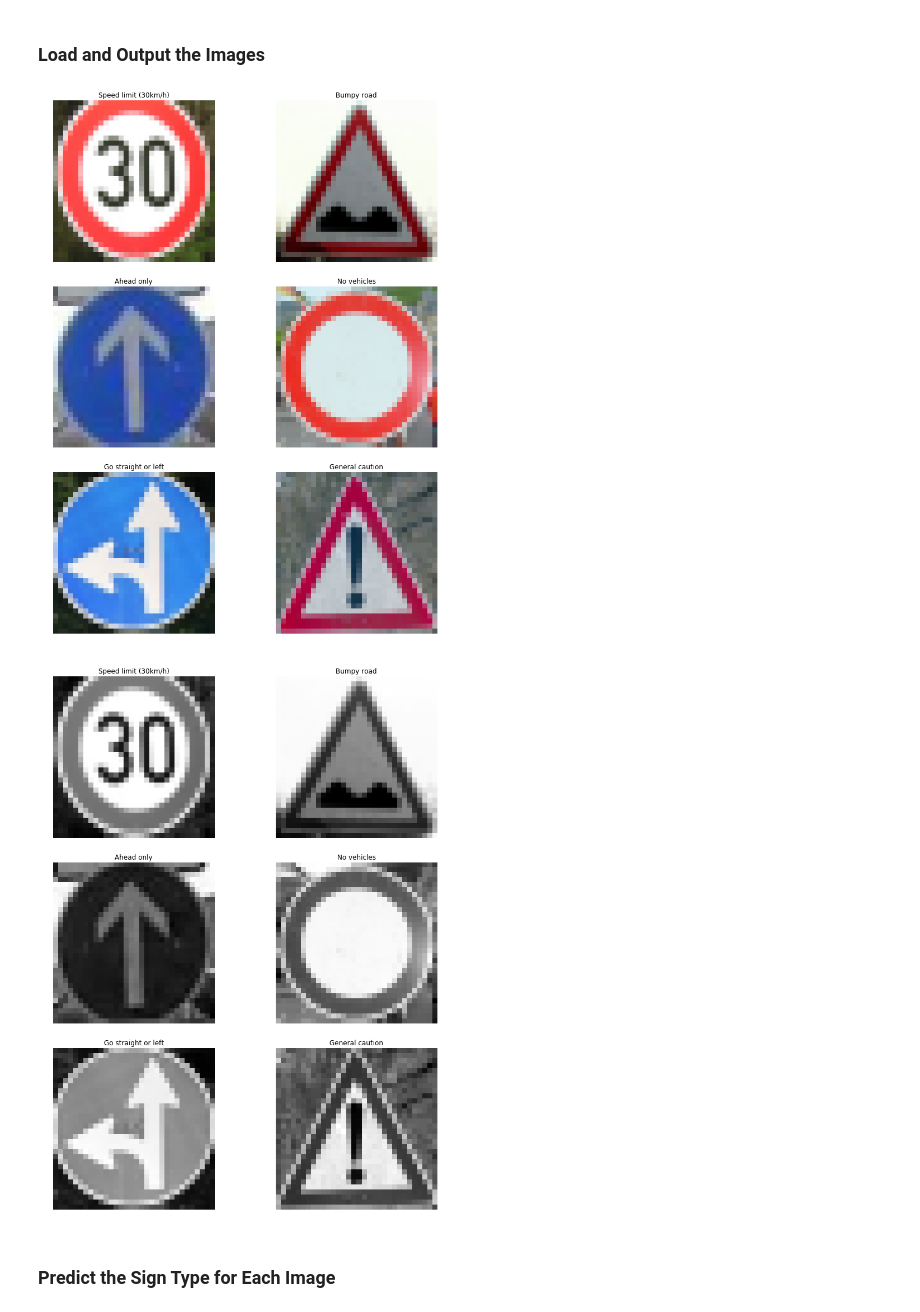
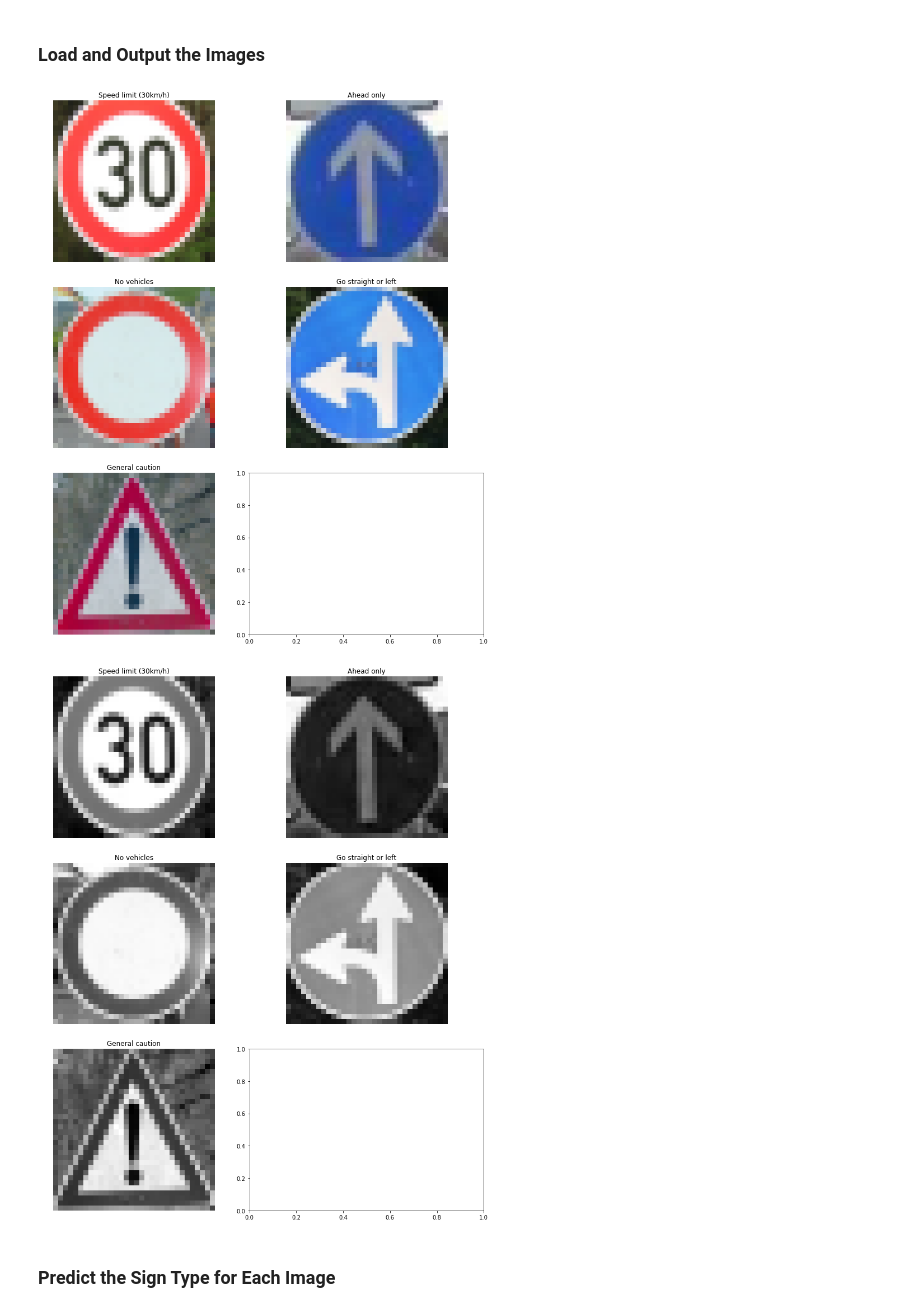
Before and after one commit to JG-Jayaganesh/CarND-Traffic-Sign-Classifier-Project, a Jupyter notebook: Traffic_Sign_Classifier.ipynb, the cells around one changed output. Saved outputs shown, nothing was run; the diff lists cells and outputs as text; code cells hidden in the pictures.

```diff
--- a/Traffic_Sign_Classifier.ipynb
+++ b/Traffic_Sign_Classifier.ipynb
@@ -253,7 +257,6 @@ X_train, y_train = augment_training_data(X_train, y_train)
 print ('length of new training data: ', len(X_train))
 print ('length of new test data: ', len(y_train))
 
-index = random.randint(0, len(X_train))
 image = X_train[index].squeeze()
 
 plt.figure(figsize=(1,1))
@@ -473,34 +476,34 @@ def plot_figures(figures, nrows = 1, ncols=1, labels=None):
 # %%
 ### Load the images and plot them here.
 ### Feel free to use as many code cells as needed.
 import glob
 import cv2
 
 name_values = np.genfromtxt('signnames.csv', skip_header=1, dtype=[('myint','i8'), ('mysring','S55')], delimiter=',')
 
 my_images = sorted(glob.glob('./real/*.png'))
-my_labels = np.array([1, 22, 35, 15, 37, 18])
+my_labels = np.array([1, 35, 15, 37, 18])
 
 figures = {}
 labels = {}
 my_signs = []
 index = 0
 for my_image in my_images:
     img = cv2.cvtColor(cv2.imread(my_image), cv2.COLOR_BGR2RGB)
     my_signs.append(img)
     figures[index] = img
     labels[index] = name_values[my_labels[index]][1].decode('ascii')
     index += 1
 
 plot_figures(figures, 3, 2, labels)
 # %% [output]
-[figure, old version]
+[figure, new version]
 # %%
 my_signs = np.array(my_signs)
 my_signs_gray = np.sum(my_signs/3, axis=3, keepdims=True)
 my_signs_normalized = my_signs_gray/127.5-1
 
-number_to_stop = 6
+number_to_stop = 5
 figures = {}
 labels = {}
 for i in range(number_to_stop):
@@ -509,7 +512,7 @@ for i in range(number_to_stop):
 
 plot_figures(figures, 3, 2, labels)
 # %% [output]
-[figure, old version]
+[figure, new version]
 # %% [markdown]
 ### Predict the Sign Type for Each Image
 # %%
```
Also changed, not shown: parts of 10 cells of this notebook, 9 other files.
